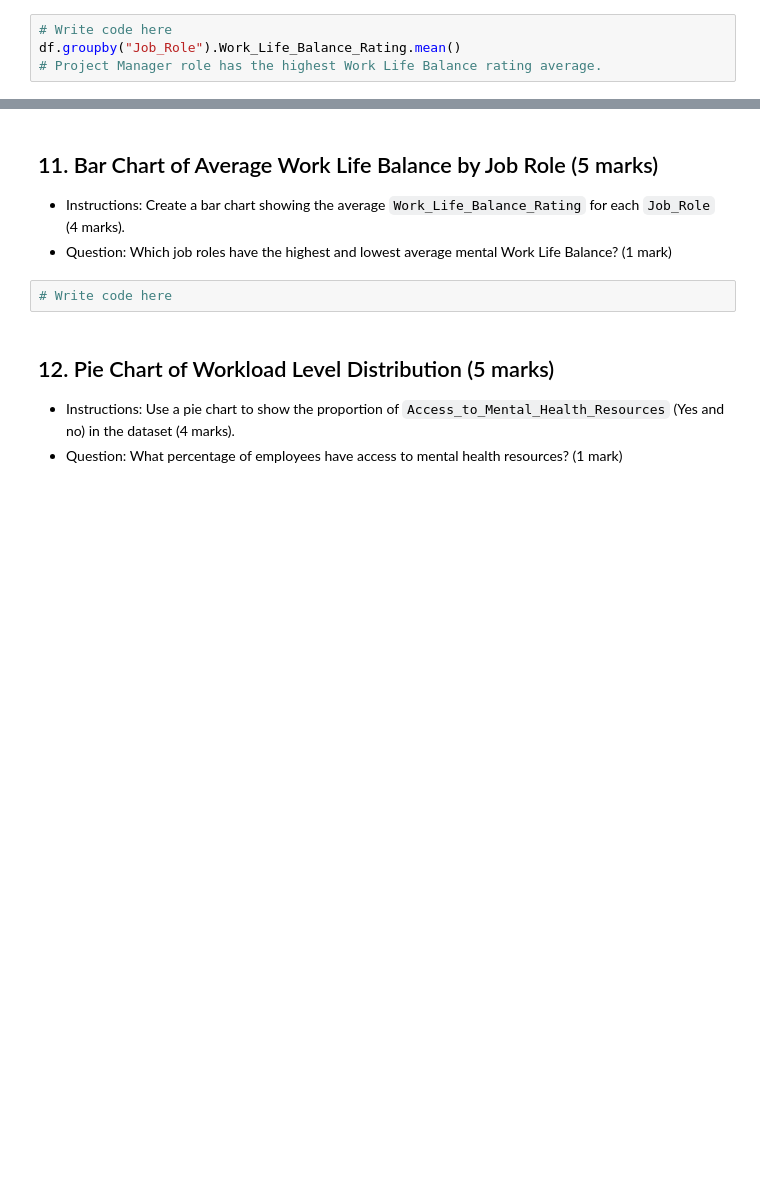
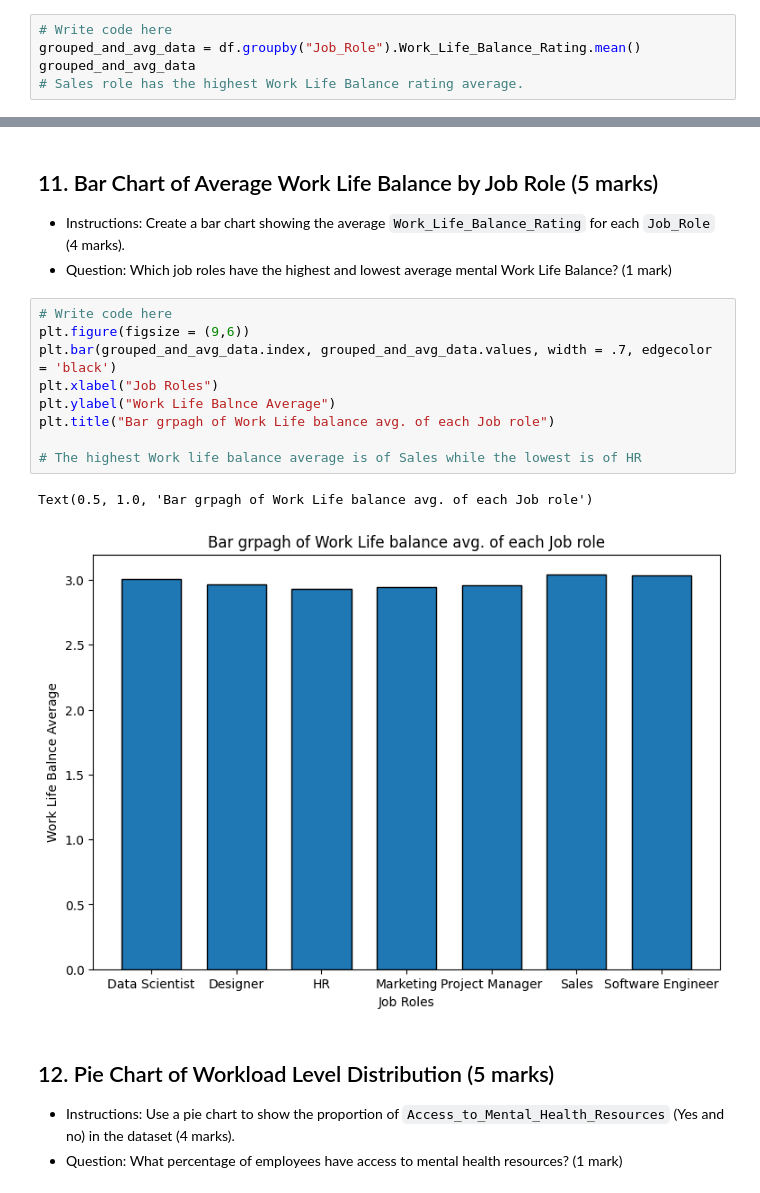
Before and after one commit to Sha-k1/Data-Analytics-Python, a Jupyter notebook: Assessment/Data_Analytics_with_Python_Assessment.ipynb, the cells around one changed output, grey strips where cells are left out. Cells and saved outputs as stored; diff of their text form; blank space fills up the shorter version.

```diff
--- a/Assessment/Data_Analytics_with_Python_Assessment.ipynb
+++ b/Assessment/Data_Analytics_with_Python_Assessment.ipynb
@@ -300,8 +300,9 @@ dtype: int64
 - Question: Which job role has the highest average Work life balance?
 # %%
 # Write code here
-df.groupby("Job_Role").Work_Life_Balance_Rating.mean()
-# Project Manager role has the highest Work Life Balance rating average.
+grouped_and_avg_data = df.groupby("Job_Role").Work_Life_Balance_Rating.mean()
+grouped_and_avg_data
+# Sales role has the highest Work Life Balance rating average.
 # %% [output]
 |  | Work_Life_Balance_Rating |
 | Job_Role |  |
@@ -359,8 +360,18 @@ Text(0.5, 1.0, 'Scatter plot of Years of experience against Work hours')
 ## 11. Bar Chart of Average Work Life Balance by Job Role (5 marks)
 - Instructions: Create a bar chart showing the average `Work_Life_Balance_Rating` for each `Job_Role` (4 marks).
 - Question: Which job roles have the highest and lowest average mental Work Life Balance? (1 mark)
-# %%
-# Write code here
+# %%
+# Write code here
+plt.figure(figsize = (9,6))
+plt.bar(grouped_and_avg_data.index, grouped_and_avg_data.values, width = .7, edgecolor = 'black')
+plt.xlabel("Job Roles")
+plt.ylabel("Work Life Balnce Average")
+plt.title("Bar grpagh of Work Life balance avg. of each Job role")
+
+# The highest Work life balance average is of Sales while the lowest is of HR
+# %% [output]
+Text(0.5, 1.0, 'Bar grpagh of Work Life balance avg. of each Job role')
+[figure, added]
 # %% [markdown]
 ## 12. Pie Chart of Workload Level Distribution (5 marks)
 - Instructions: Use a pie chart to show the proportion of `Access_to_Mental_Health_Resources` (Yes and no) in the dataset (4 marks).
```
